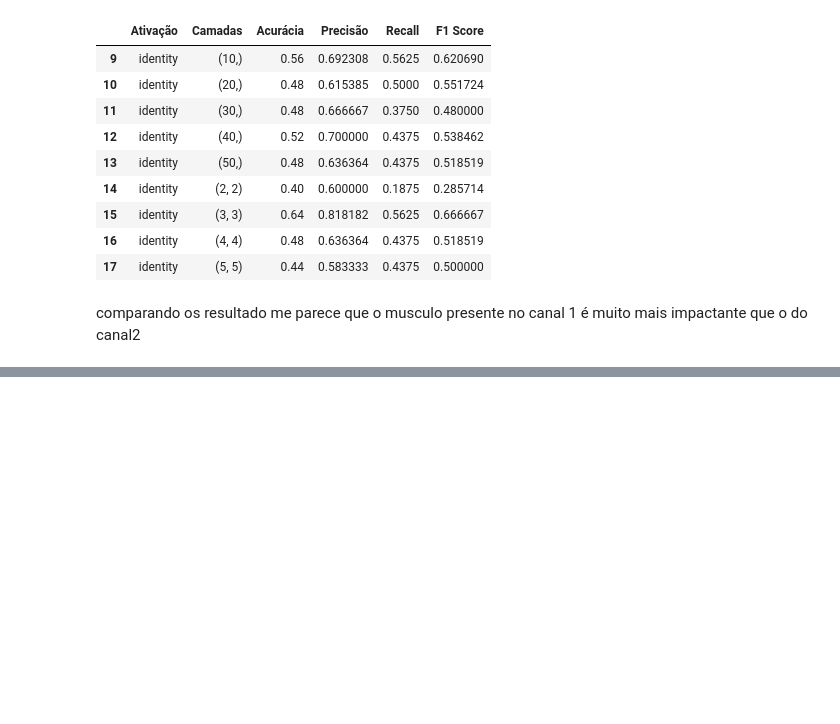
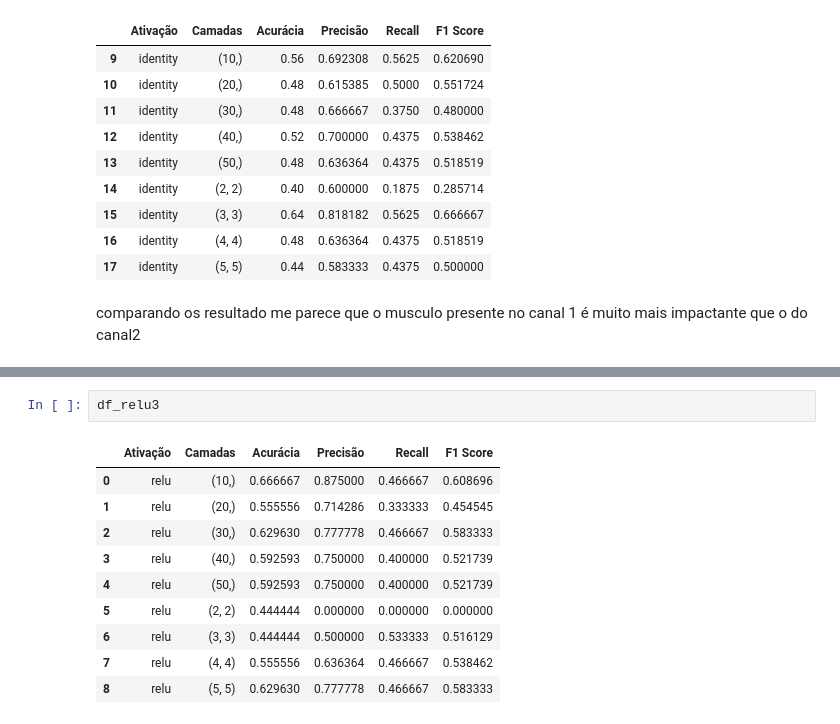
Before and after one commit to PedroOlavo/Bolsa_IC, a Jupyter notebook: Testes_RNA_Movimentos.ipynb, the cells around one changed output, grey strips where cells are left out. Drawn from its saved outputs; the diff is of its cells as text; blank space fills up the shorter version.

```diff
--- a/Testes_RNA_Movimentos.ipynb
+++ b/Testes_RNA_Movimentos.ipynb
@@ -213,0 +293,13 @@ comparando os resultado me parece que o musculo presente no canal 1 é muito mai
+# %%
+df_relu3
+# %% [output]
+|  | Ativação | Camadas | Acurácia | Precisão | Recall | F1 Score |
+| 0 | relu | (10,) | 0.666667 | 0.875000 | 0.466667 | 0.608696 |
+| 1 | relu | (20,) | 0.555556 | 0.714286 | 0.333333 | 0.454545 |
+| 2 | relu | (30,) | 0.629630 | 0.777778 | 0.466667 | 0.583333 |
+| 3 | relu | (40,) | 0.592593 | 0.750000 | 0.400000 | 0.521739 |
+| 4 | relu | (50,) | 0.592593 | 0.750000 | 0.400000 | 0.521739 |
+| 5 | relu | (2, 2) | 0.444444 | 0.000000 | 0.000000 | 0.000000 |
+| 6 | relu | (3, 3) | 0.444444 | 0.500000 | 0.533333 | 0.516129 |
+| 7 | relu | (4, 4) | 0.555556 | 0.636364 | 0.466667 | 0.538462 |
+| 8 | relu | (5, 5) | 0.629630 | 0.777778 | 0.466667 | 0.583333 |
```
Also changed, not shown: parts of 10 cells of this notebook.
